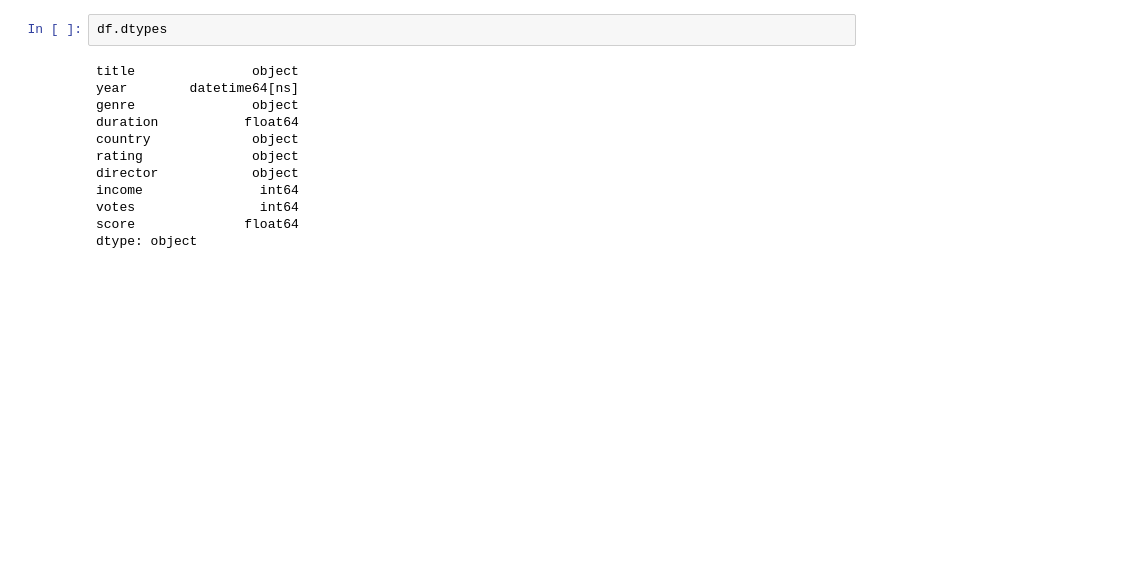
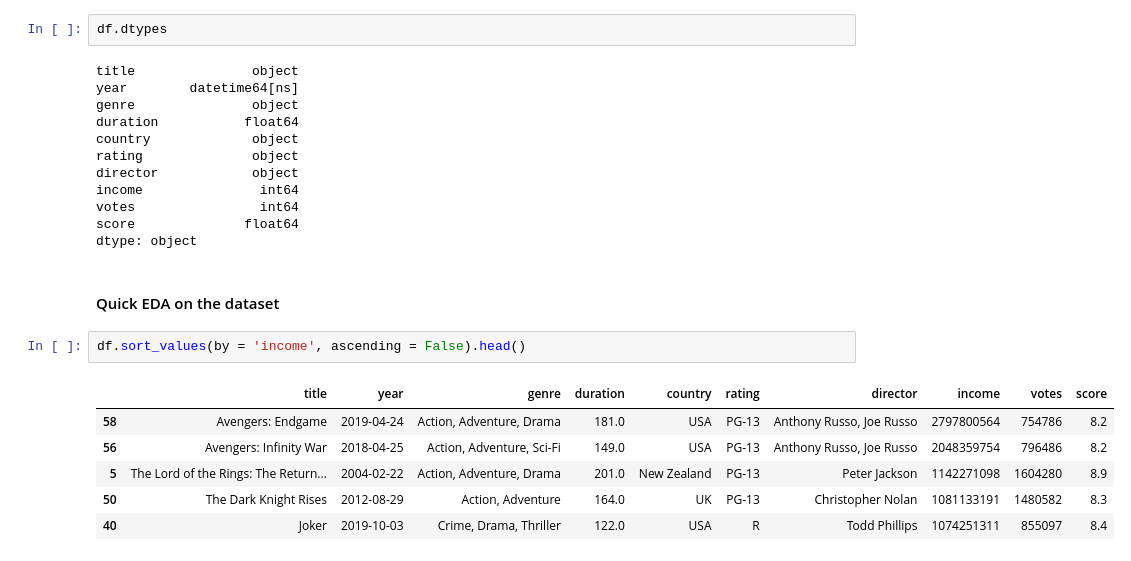
Before and after one commit to terry-martins/IMDB_Data_Wrangling, a Jupyter notebook: Data Wrangling Project v1.ipynb, the cells around one changed output. Drawn from its saved outputs; the diff is of its cells as text; blank space fills up the shorter version.

```diff
--- a/Data Wrangling Project v1.ipynb
+++ b/Data Wrangling Project v1.ipynb
@@ -776,3 +776,14 @@ income               int64
 votes                int64
 score              float64
 dtype: object
+# %% [markdown]
+#### Quick EDA on the dataset
+# %%
+df.sort_values(by = 'income', ascending = False).head()
+# %% [output]
+|  | title | year | genre | duration | country | rating | director | income | votes | score |
+| 58 | Avengers: Endgame | 2019-04-24 | Action, Adventure, Drama | 181.0 | USA | PG-13 | Anthony Russo, Joe Russo | 2797800564 | 754786 | 8.2 |
+| 56 | Avengers: Infinity War | 2018-04-25 | Action, Adventure, Sci-Fi | 149.0 | USA | PG-13 | Anthony Russo, Joe Russo | 2048359754 | 796486 | 8.2 |
+| 5 | The Lord of the Rings: The Return... | 2004-02-22 | Action, Adventure, Drama | 201.0 | New Zealand | PG-13 | Peter Jackson | 1142271098 | 1604280 | 8.9 |
+| 50 | The Dark Knight Rises | 2012-08-29 | Action, Adventure | 164.0 | UK | PG-13 | Christopher Nolan | 1081133191 | 1480582 | 8.3 |
+| 40 | Joker | 2019-10-03 | Crime, Drama, Thriller | 122.0 | USA | R | Todd Phillips | 1074251311 | 855097 | 8.4 |
```
Also changed, not shown: parts of 2 cells of this notebook.
